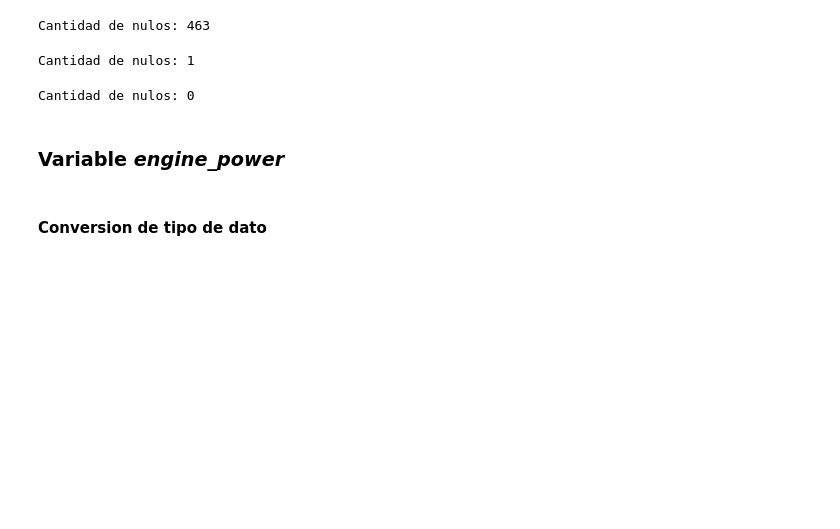
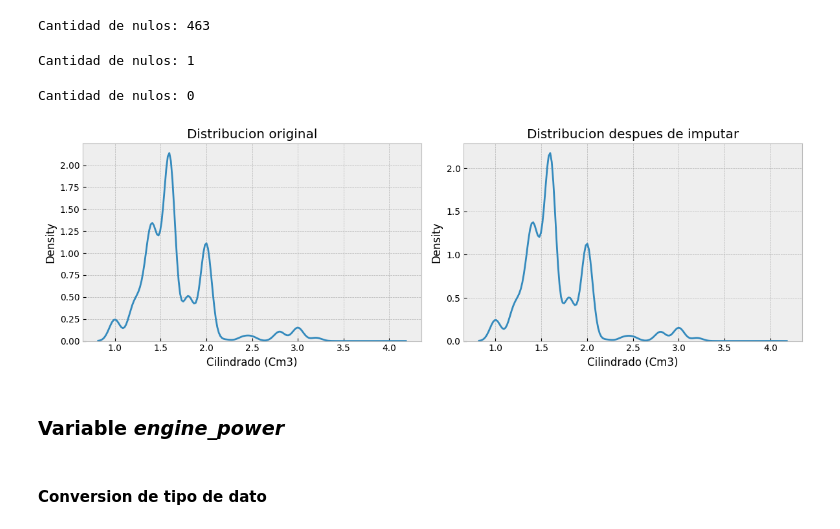
Before and after one commit to arielRas/UsedCarPricePredict-MercadoLibre, a Jupyter notebook: CarPricePredict.ipynb, the cells around one changed output. Cells and saved outputs as stored; diff of their text form; code cells hidden in the pictures; blank space fills up the shorter version.

```diff
--- a/CarPricePredict.ipynb
+++ b/CarPricePredict.ipynb
@@ -0,0 +10,20 @@
+# %%
+#FUNCION PARA COMPARAR DENSIDAD DE DISTRIBUCIONES ANTES Y DESPUES DE IMPUTAR
+def comparison_dist(data_1:pd.Series, data_2:pd.Series, action:str, x_label:str, fig_size:tuple):
+    plt.style.use("bmh")
+    fig, ax = plt.subplots(ncols=2, nrows=1, figsize=fig_size)
+
+    #GRAFICO 1
+    sns.kdeplot(x=data_1, ax=ax[0])
+    ax[0].set_title('Distribucion original')
+    ax[0].set_xlabel(x_label)
+
+    #GRAFICO 2
+    sns.kdeplot(data=data_2, ax=ax[1])
+    ax[1].set_xlabel(x_label)
+    ax[1].set_title(f'Distribucion despues de {action}') #ACTION(IMPUTAR, ELIMINAR)
+
+    #PLOTEO
+    plt.tight_layout()
+    plt.show()
+    plt.style.use("default")
@@ -223,3 +237,7 @@ Cantidad de nulos: 0
+# %%
+comparison_dist(var_nan, df.engine, 'imputar', 'Cilindrado (Cm3)',(12,4))
+# %% [output]
+[figure, added]
 # %%
 #Se eliminan variables para liberar memoria
 del df_median
```
Also changed, not shown: parts of 23 cells of this notebook.
